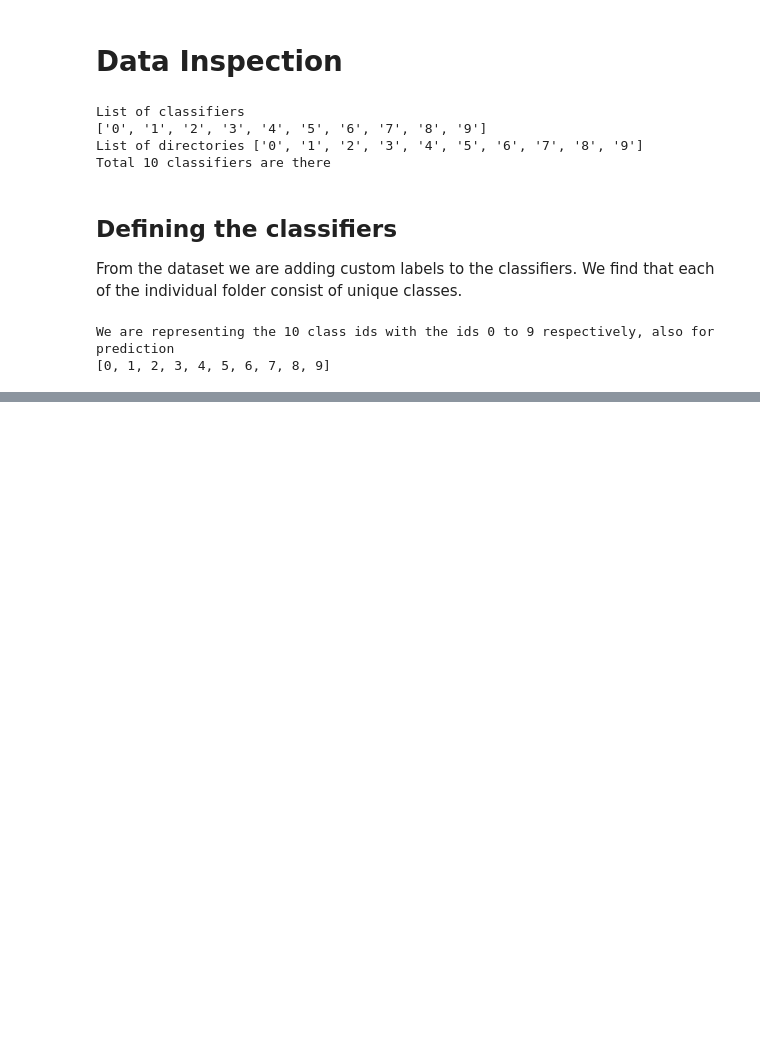
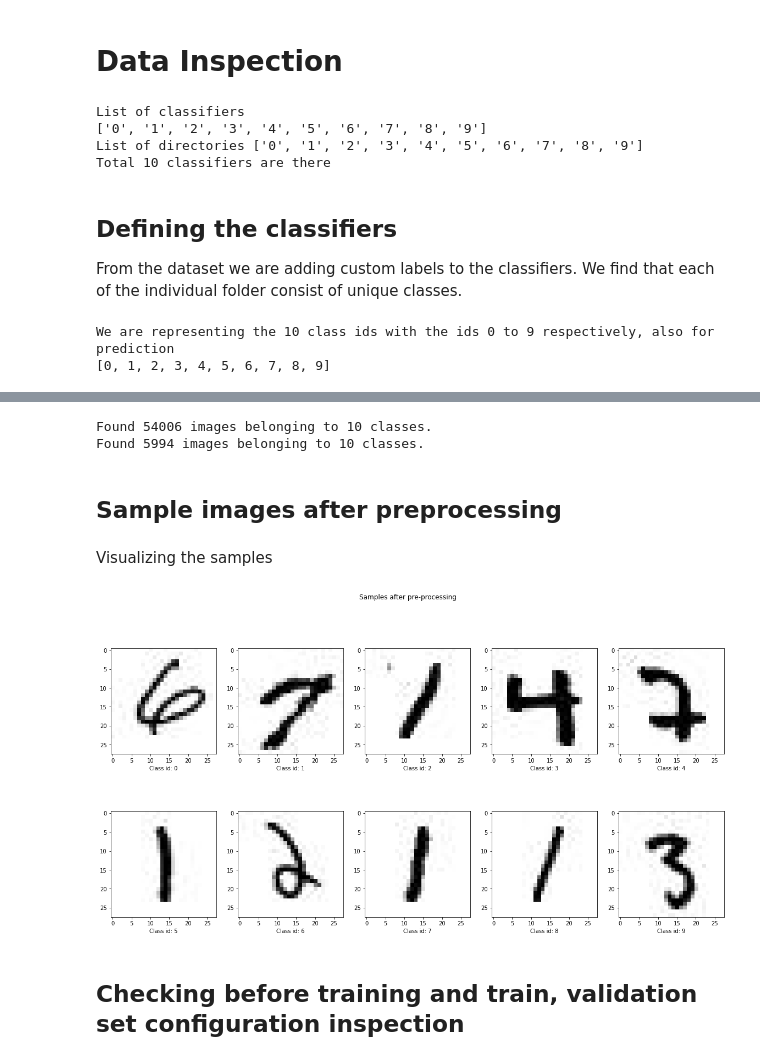
Before and after one commit to sayan0506/Comparative-STudy-of-Effect-of-Transfer-Learning-om-Different-Handwritten-Digit-Datasets-using-WandB, a Jupyter notebook: IIITD_assignment_task_2_test_script.ipynb, the cells around one changed output, grey strips where cells are left out. Saved outputs shown, nothing was run; the diff lists cells and outputs as text; code cells hidden in the pictures; blank space fills up the shorter version.

```diff
--- a/IIITD_assignment_task_2_test_script.ipynb
+++ b/IIITD_assignment_task_2_test_script.ipynb
@@ -1837,0 +1935,75 @@ ldf, img_df = fetch_img(img_dir_mnist)
+# %%
+# define batch size based on which train datagen will prepare the data
+batch_size = 32
+# %%
+# creating imagedatagenerator object using keras
+train_datagen_task3 = ImageDataGenerator(rotation_range=None,
+                                   width_shift_range = None,
+                                   height_shift_range = None,
+                                   brightness_range = None,
+                                   zoom_range = 0.0,
+                                   rescale = 1./255.,
+                                   preprocessing_function = None,
+                                   dtype = np.float32,
+                                   validation_split = 0.1 #using validation split on same train data for validation
+                                   )
+
+# provide same seed and keyword arguments to the fit and flow methods
+seed = 1
+
+# obtaining images from tarin directory and apply augmentation using train datagen to create batches
+train_generator_task3 = train_datagen_task3.flow_from_directory(directory=img_dir_mnist,
+                                                    target_size = (28,28),
+                                                    color_mode = "grayscale", # images are converted to grayscale
+                                                    classes = None,
+                                                    class_mode = "sparse", # sparse categorical helps to reduce space
+                                                    batch_size = batch_size,
+                                                    shuffle = True,
+                                                    seed = seed,
+                                                    subset = 'training'
+)
+
+# use same train_datagen for creating the validation set
+validation_generator_task3 = train_datagen_task3.flow_from_directory(directory = img_dir_mnist,
+                                                    target_size = (28,28),
+                                                    color_mode = "grayscale", # images are converted to grayscale
+                                                    classes = None,
+                                                    class_mode = "sparse", # sparse categorical helps to reduce space
+                                                    batch_size = batch_size,
+                                                    shuffle = True,
+                                                    seed = seed,
+                                                    subset = 'validation'
+)
+# %% [output]
+Found 54006 images belonging to 10 classes.
+Found 5994 images belonging to 10 classes.
+# %% [markdown]
+## Sample images after preprocessing
+# %%
+# obtain image and label list from train_generator
+img_list, labels = img_label_samples(train_generator_task3)
+# %% [markdown]
+Visualizing the samples
+# %%
+def vis_gen(img_list, labels):
+  '''
+  10 samples will be visualized
+  '''
+  cols = 5
+  rows = np.ceil(len(img_list)/9)
+  fig = plt.figure(figsize=(20,10))
+  fig.suptitle('Samples after pre-processing')
+  fig.tight_layout()
+  for i, c in enumerate(img_list):
+    fig.add_subplot(rows, cols, i+1)
+    plt.imshow(np.squeeze(c), cmap = 'binary')
+    plt.xlabel(f'Class id: {labels[i]}')
+
+  plt.show()
+
+# calling the visualization fn
+vis_gen(img_list, labels)
+# %% [output]
+[figure, added]
+# %% [markdown]
+## Checking before training and train, validation set configuration inspection
```
Also changed, not shown: parts of 31 cells of this notebook.
